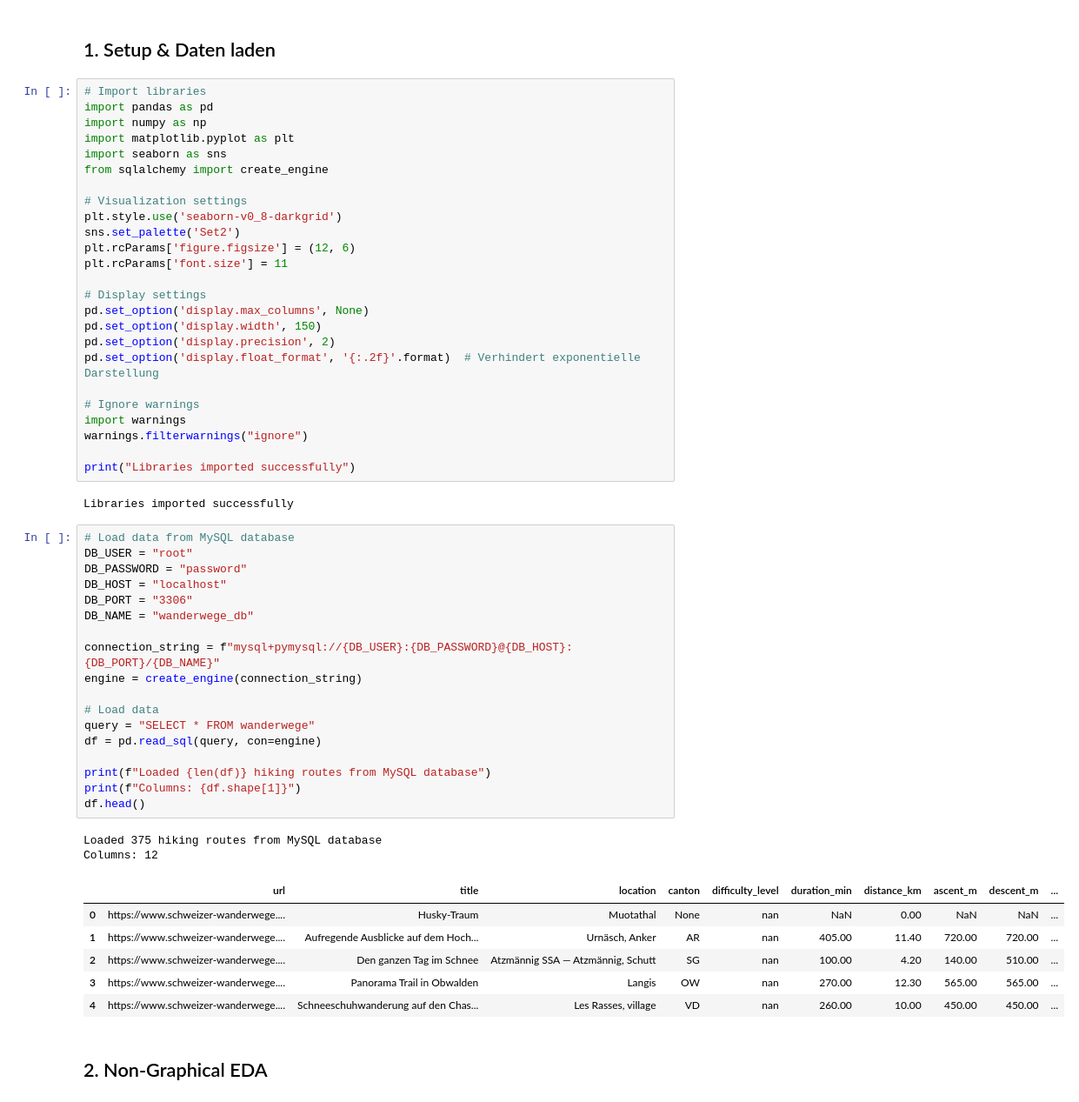
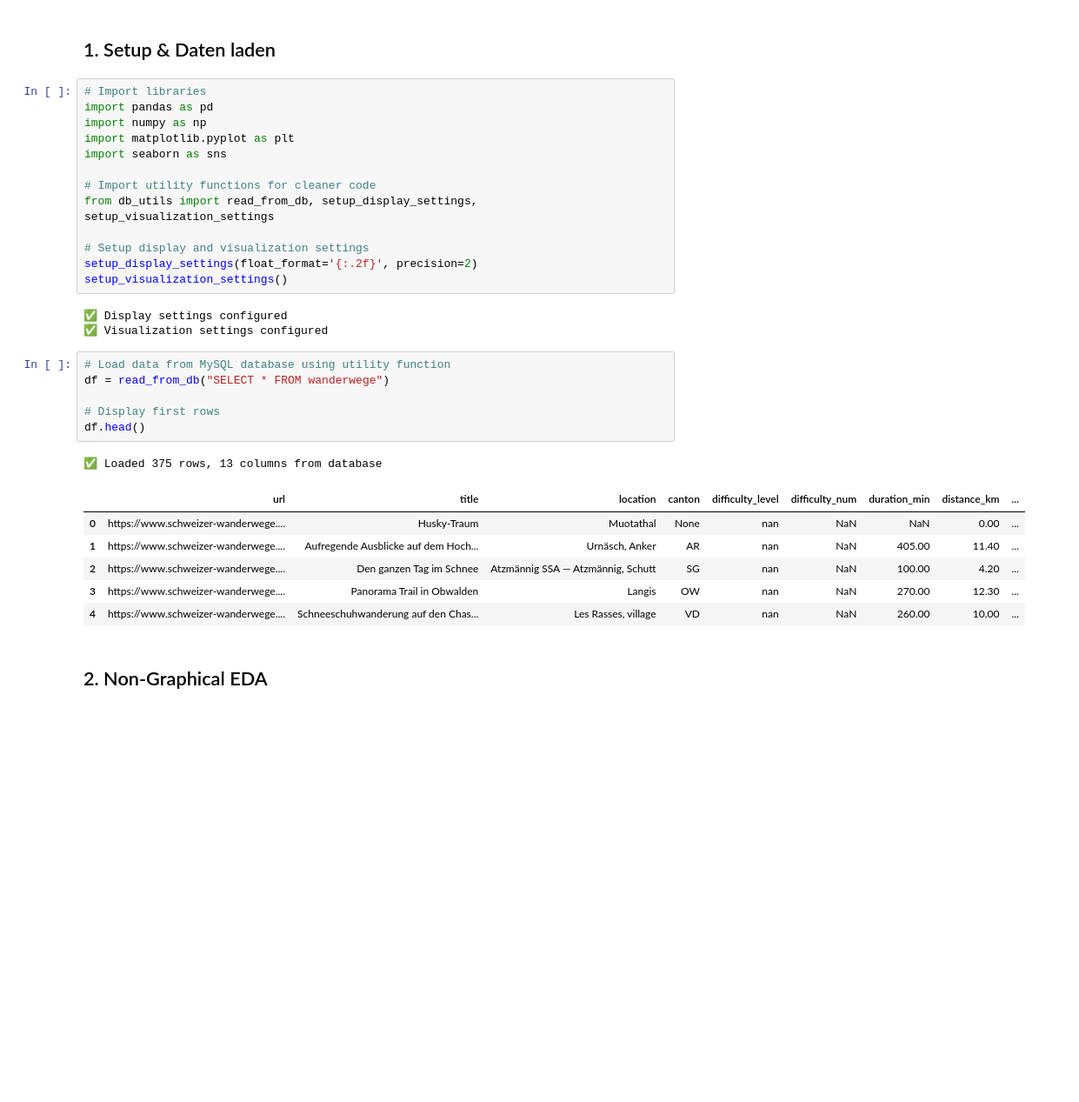
Before and after one commit to ganemmah/Schweizer_Wanderwege, a Jupyter notebook: 04_exploratory_data_analysis.ipynb, the cells around one changed output. Shown at 87% size. Saved outputs shown, nothing was run; the diff lists cells and outputs as text; blank space fills up the shorter version.

Commit message:
refactor: Create db_utils.py to eliminate code redundancy

```diff
--- a/04_exploratory_data_analysis.ipynb
+++ b/04_exploratory_data_analysis.ipynb
@@ -15,54 +15,30 @@ import pandas as pd
 import numpy as np
 import matplotlib.pyplot as plt
 import seaborn as sns
-from sqlalchemy import create_engine
 
-# Visualization settings
-plt.style.use('seaborn-v0_8-darkgrid')
-sns.set_palette('Set2')
-plt.rcParams['figure.figsize'] = (12, 6)
-plt.rcParams['font.size'] = 11
+# Import utility functions for cleaner code
+from db_utils import read_from_db, setup_display_settings, setup_visualization_settings
 
-# Display settings
-pd.set_option('display.max_columns', None)
-pd.set_option('display.width', 150)
-pd.set_option('display.precision', 2)
-pd.set_option('display.float_format', '{:.2f}'.format)  # Verhindert exponentielle Darstellung
-
-# Ignore warnings
-import warnings
-warnings.filterwarnings("ignore")
-
-print("Libraries imported successfully")
+# Setup display and visualization settings
+setup_display_settings(float_format='{:.2f}', precision=2)
+setup_visualization_settings()
 # %% [output]
-Libraries imported successfully
+✅ Display settings configured
+✅ Visualization settings configured
 # %%
-# Load data from MySQL database
-DB_USER = "root"
-DB_PASSWORD = "password"
-DB_HOST = "localhost"
-DB_PORT = "3306"
-DB_NAME = "wanderwege_db"
+# Load data from MySQL database using utility function
+df = read_from_db("SELECT * FROM wanderwege")
 
-connection_string = f"mysql+pymysql://{DB_USER}:{DB_PASSWORD}@{DB_HOST}:{DB_PORT}/{DB_NAME}"
-engine = create_engine(connection_string)
-
-# Load data
-query = "SELECT * FROM wanderwege"
-df = pd.read_sql(query, con=engine)
-
-print(f"Loaded {len(df)} hiking routes from MySQL database")
-print(f"Columns: {df.shape[1]}")
+# Display first rows
 df.head()
 # %% [output]
-Loaded 375 hiking routes from MySQL database
-Columns: 12
+✅ Loaded 375 rows, 13 columns from database
-|  | url | title | location | canton | difficulty_level | duration_min | distance_km | ascent_m | descent_m | ... |
-| 0 | https://www.schweizer-wanderwege.... | Husky-Traum | Muotathal | None | nan | NaN | 0.00 | NaN | NaN | ... |
-| 1 | https://www.schweizer-wanderwege.... | Aufregende Ausblicke auf dem Hoch... | Urnäsch, Anker | AR | nan | 405.00 | 11.40 | 720.00 | 720.00 | ... |
-| 2 | https://www.schweizer-wanderwege.... | Den ganzen Tag im Schnee | Atzmännig SSA — Atzmännig, Schutt | SG | nan | 100.00 | 4.20 | 140.00 | 510.00 | ... |
-| 3 | https://www.schweizer-wanderwege.... | Panorama Trail in Obwalden | Langis | OW | nan | 270.00 | 12.30 | 565.00 | 565.00 | ... |
-| 4 | https://www.schweizer-wanderwege.... | Schneeschuhwanderung auf den Chas... | Les Rasses, village | VD | nan | 260.00 | 10.00 | 450.00 | 450.00 | ... |
+|  | url | title | location | canton | difficulty_level | difficulty_num | duration_min | distance_km | ... |
+| 0 | https://www.schweizer-wanderwege.... | Husky-Traum | Muotathal | None | nan | NaN | NaN | 0.00 | ... |
+| 1 | https://www.schweizer-wanderwege.... | Aufregende Ausblicke auf dem Hoch... | Urnäsch, Anker | AR | nan | NaN | 405.00 | 11.40 | ... |
+| 2 | https://www.schweizer-wanderwege.... | Den ganzen Tag im Schnee | Atzmännig SSA — Atzmännig, Schutt | SG | nan | NaN | 100.00 | 4.20 | ... |
+| 3 | https://www.schweizer-wanderwege.... | Panorama Trail in Obwalden | Langis | OW | nan | NaN | 270.00 | 12.30 | ... |
+| 4 | https://www.schweizer-wanderwege.... | Schneeschuhwanderung auf den Chas... | Les Rasses, village | VD | nan | NaN | 260.00 | 10.00 | ... |
 # %% [markdown]
 ## 2. Non-Graphical EDA
 # %% [markdown]
```
Also changed, not shown: parts of 2 cells of this notebook, 3 other files.
